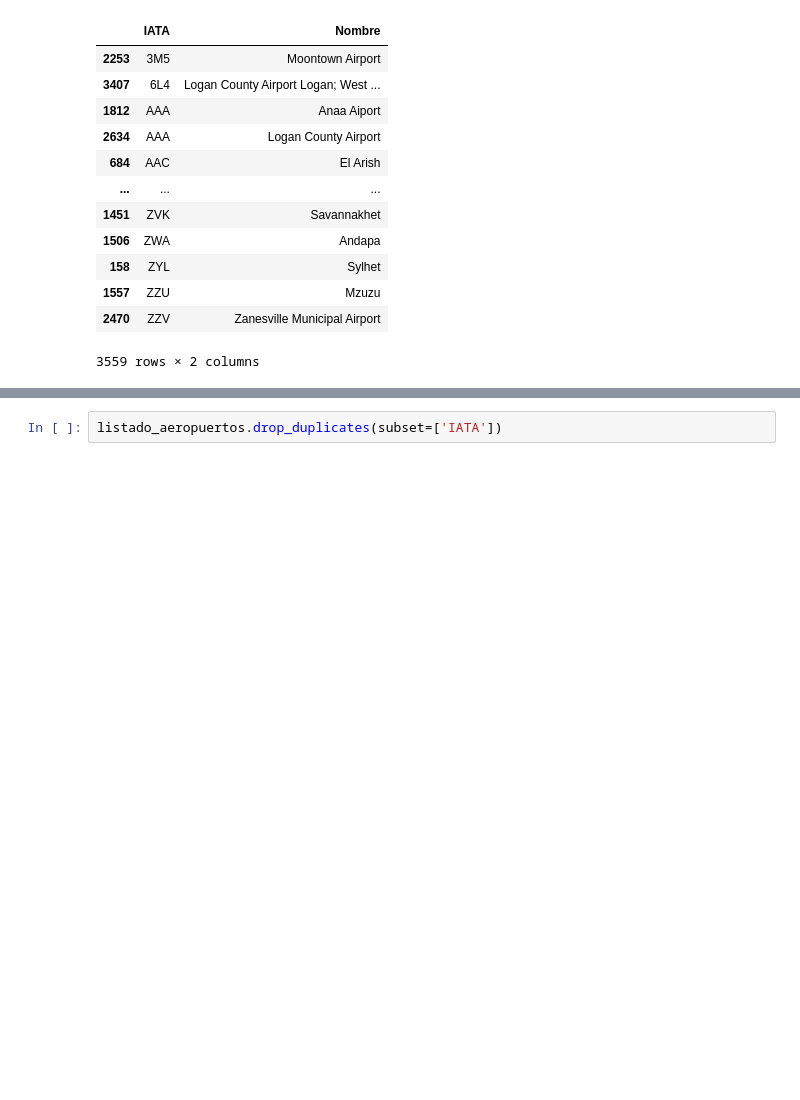
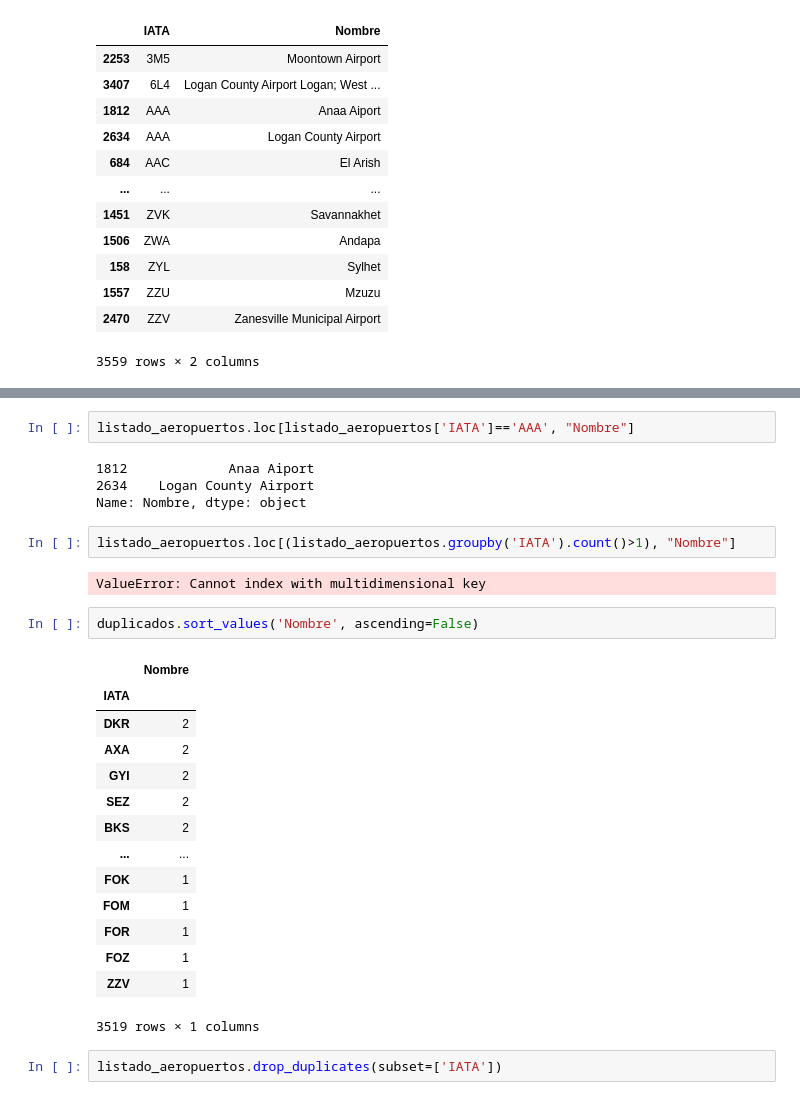
Before and after one commit to EOP27/Team-Science-t-ish, a Jupyter notebook: Ejercicio_2.ipynb, the cells around one changed output, grey strips where cells are left out. Cells and saved outputs as stored; diff of their text form; blank space fills up the shorter version.

```diff
--- a/Ejercicio_2.ipynb
+++ b/Ejercicio_2.ipynb
@@ -275,3 +283,30 @@ listado_aeropuertos.sort_values('IATA', ascending=True)
+# %%
+listado_aeropuertos.loc[listado_aeropuertos['IATA']=='AAA', "Nombre"]
+# %% [output]
+1812             Anaa Aiport
+2634    Logan County Airport
+Name: Nombre, dtype: object
+# %%
+listado_aeropuertos.loc[(listado_aeropuertos.groupby('IATA').count()>1), "Nombre"]
+# %% [output]
+ValueError: Cannot index with multidimensional key
+# %%
+duplicados.sort_values('Nombre', ascending=False)
+# %% [output]
+|  | Nombre |
+| IATA |  |
+| DKR | 2 |
+| AXA | 2 |
+| GYI | 2 |
+| SEZ | 2 |
+| BKS | 2 |
+| ... | ... |
+| FOK | 1 |
+| FOM | 1 |
+| FOR | 1 |
+| FOZ | 1 |
+| ZZV | 1 |
+3519 rows × 1 columns
 # %%
 listado_aeropuertos.drop_duplicates(subset=['IATA'])
 # %% [output]
```
Also changed, not shown: parts of 2 cells of this notebook, 1 other file.
